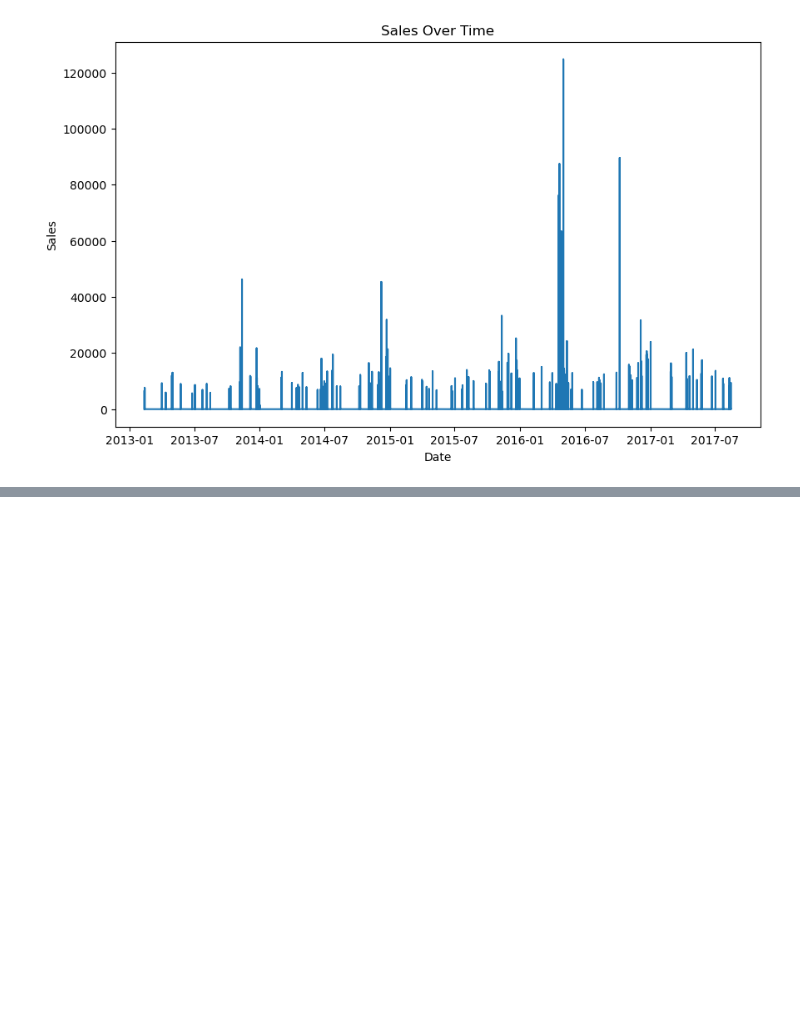
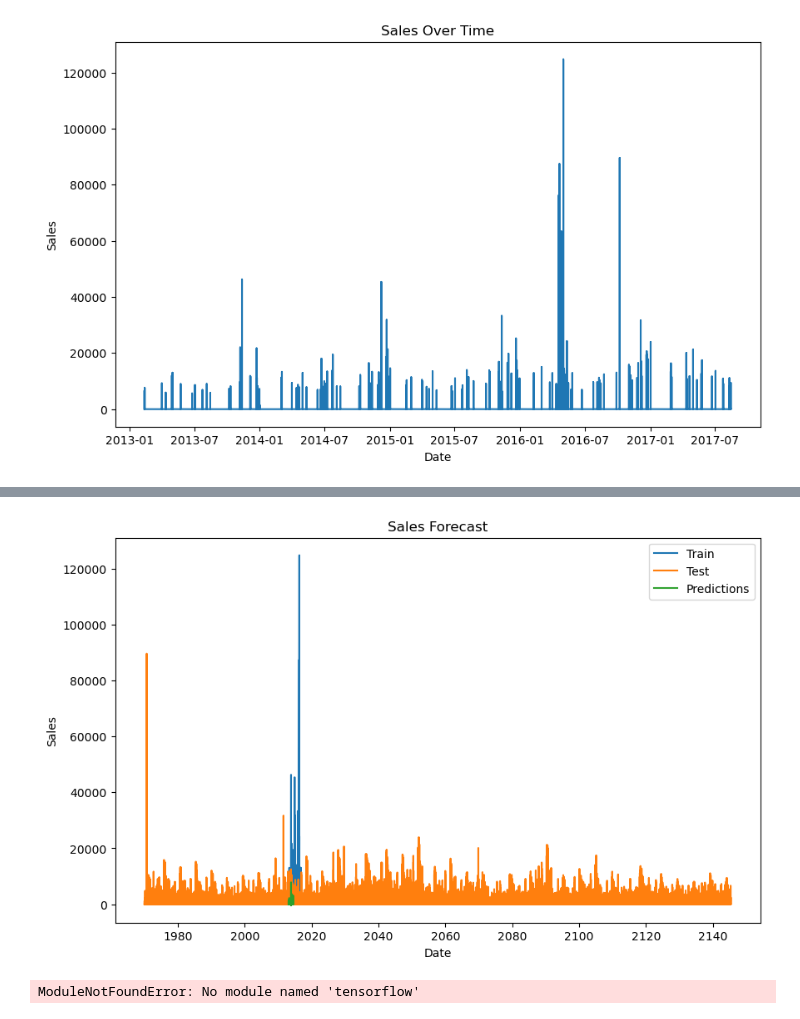
Before and after one commit to Israel-Anaba/Regression_Time_Series, a Jupyter notebook: Time Series Updated.ipynb, the cells around one changed output, grey strips where cells are left out. Cells and saved outputs as stored; diff of their text form; code cells hidden in the pictures; blank space fills up the shorter version.

```diff
--- a/Time Series Updated.ipynb
+++ b/Time Series Updated.ipynb
@@ -1218,0 +1259,4 @@ train_df.to_excel('train_data.xlsx', index=True)
+# %%
+# Rolling Statistics
+train_df['rolling_mean_7'] = train_df['sales'].rolling(window=7).mean()
+train_df['rolling_std_7'] = train_df['sales'].rolling(window=7).std()
@@ -1218,0 +1310,70 @@ train_df.to_excel('train_data.xlsx', index=True)
+# %%
+# Visualization
+plt.figure(figsize=(10, 6))
+plt.plot(train_data.index, train_data['sales'], label='Train')
+plt.plot(test_data.index, test_data['sales'], label='Test')
+plt.plot(predictions.index, predictions, label='Predictions')
+plt.xlabel('Date')
+plt.ylabel('Sales')
+plt.title('Sales Forecast')
+plt.legend()
+plt.show()
+# %% [output]
+[figure, added]
+# %%
+
+import numpy as np
+import tensorflow as tf
+from tensorflow.keras.models import Sequential
+from tensorflow.keras.layers import LSTM, Dense
+
+# Prepare the data
+# Assuming you have a single time series variable 'sales'
+train_data = np.array(train_df['sales'])
+test_data = np.array(test_df['sales'])
+
+# Normalize the data
+train_mean = np.mean(train_data)
+train_std = np.std(train_data)
+train_data = (train_data - train_mean) / train_std
+
+# Define the input and output sequences
+input_sequence = train_data[:-1]  # Input sequence (all values except the last one)
+output_sequence = train_data[1:]  # Output sequence (all values except the first one)
+
+# Reshape the input and output sequences
+input_sequence = np.reshape(input_sequence, (len(input_sequence), 1, 1))
+output_sequence = np.reshape(output_sequence, (len(output_sequence), 1))
+
+# Build the LSTM model
+model = Sequential()
+model.add(LSTM(units=50, activation='relu', input_shape=(1, 1)))
+model.add(Dense(units=1))
+model.compile(optimizer='adam', loss='mean_squared_error')
+
+# Train the model
+model.fit(input_sequence, output_sequence, epochs=10, batch_size=1)
+
+# Forecast on the test data
+# Assuming you have a single time step ahead to forecast
+forecast_input = np.array(test_data[:-1])
+forecast_input = np.reshape(forecast_input, (len(forecast_input), 1, 1))
+predictions = model.predict(forecast_input)
+predictions = predictions.flatten() * train_std + train_mean
+
+# Evaluate the performance of the model
+mse = mean_squared_error(test_data[1:], predictions)
+rmse = np.sqrt(mse)
+mae = mean_absolute_error(test_data[1:], predictions)
+
+# Plot the forecasted values
+plt.figure(figsize=(10, 6))
+plt.plot(test_df.index[1:], test_data[1:], label='Actual')
+plt.plot(test_df.index[1:], predictions, label='Forecast')
+plt.xlabel('Date')
+plt.ylabel('Sales')
+plt.title('Sales Forecast using LSTM')
+plt.legend()
+plt.show()
+# %% [output]
+ModuleNotFoundError: No module named 'tensorflow'
```
Also changed, not shown: parts of 92 cells of this notebook.
